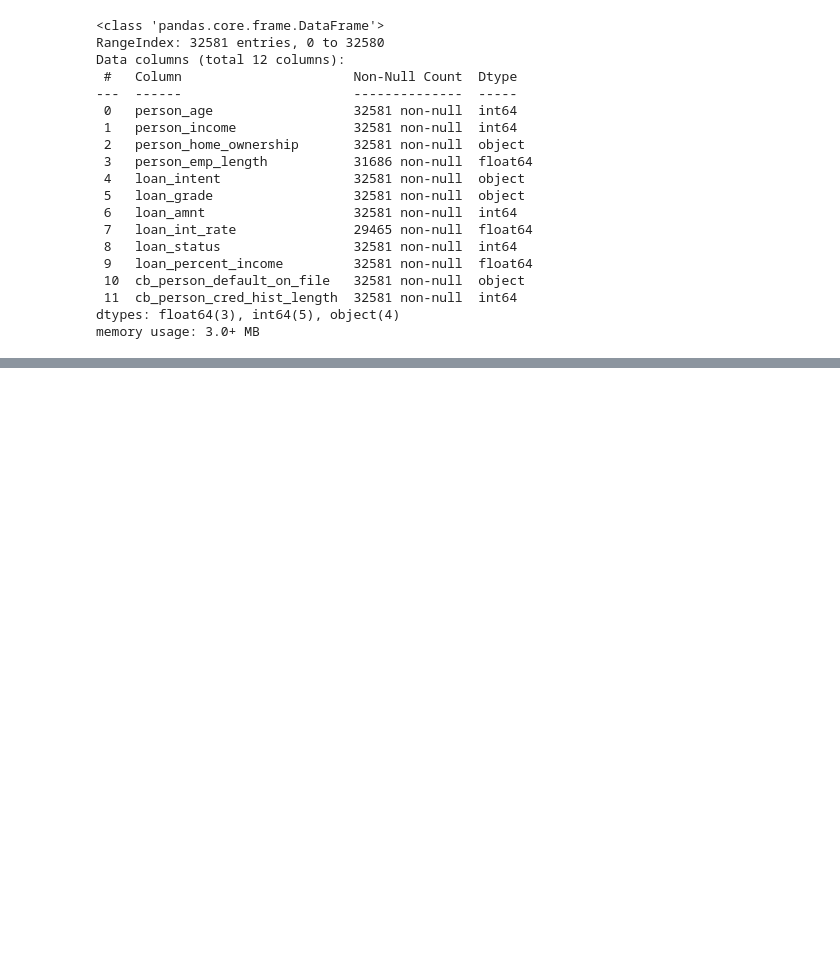
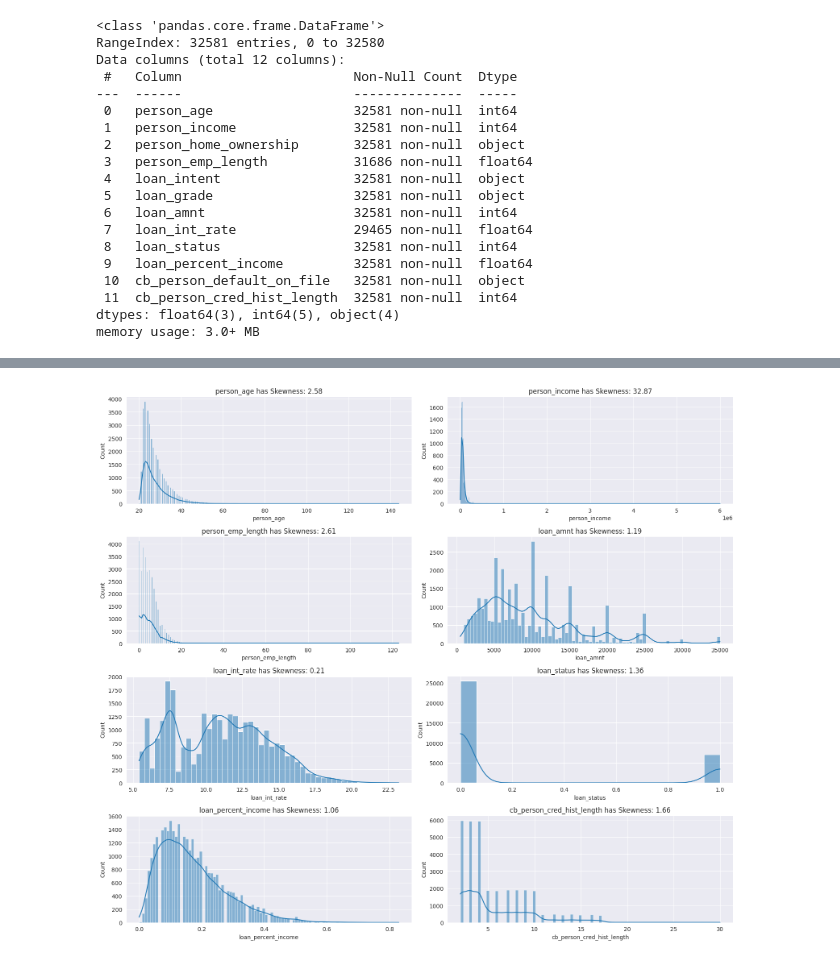
Before and after one commit to faadeola/credit-risk-ml-classification, a Jupyter notebook: credit_class_ml_performace.ipynb, the cells around one changed output, grey strips where cells are left out. Cells and saved outputs as stored; diff of their text form; code cells hidden in the pictures; blank space fills up the shorter version.

```diff
--- a/credit_class_ml_performace.ipynb
+++ b/credit_class_ml_performace.ipynb
@@ -93,7 +78,4 @@ dtype: int64
 # %%
-# Get list of data columns
-credit_columns = credit.columns
-
 """ Group numerical and categorical data type"""
-numerical_columns = credit.select_dtypes(include=["int","float"]) #For numerical data types
+numerical_columns = credit.select_dtypes(include=["int64","float64"]) #For numerical data types
 categorical_columns = credit.select_dtypes(include="object") #For categorical data types
@@ -111,3 +81,0 @@ Name: count, dtype: int64
-# %%
-credit['loan_intent'] = credit['loan_intent'].str.replace('DEBTCONSOLIDATION','Debt Consolidation').str.replace('HOMEIMPROVEMENT','Home Improvement')
-credit['loan_intent'].value_counts()
@@ -123,4 +81,0 @@ Name: count, dtype: int64
-# %%
-# Standardized values in the object columns to title case
-for column in cat_columns:
-    credit[column] = credit[column].str.strip().str.title()
@@ -143 +109,13 @@ cb_person_cred_hist_length       0
 dtype: int64
+# %%
+# Plot hitogram of the numerical columns in the dataset to understand data distributions
+plt.figure(figsize=(16, 14))
+for index, feature in enumerate(numerical_columns, 1):
+    plt.subplot(4, 2, index)
+    sns.histplot(credit[feature], kde=True, bins="auto")
+    plt.title(f"{feature} has Skewness: {round(credit[feature].skew(), 2)}")
+
+plt.tight_layout()
+plt.show()
+# %% [output]
+[figure, added]
```
Also changed, not shown: parts of 23 cells of this notebook.
